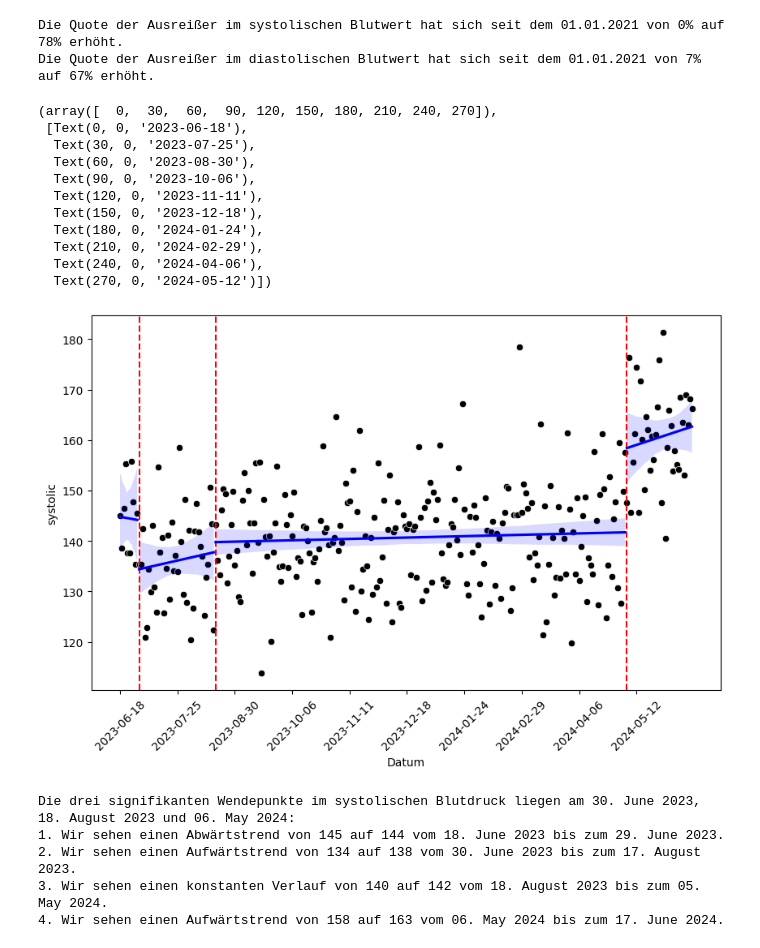
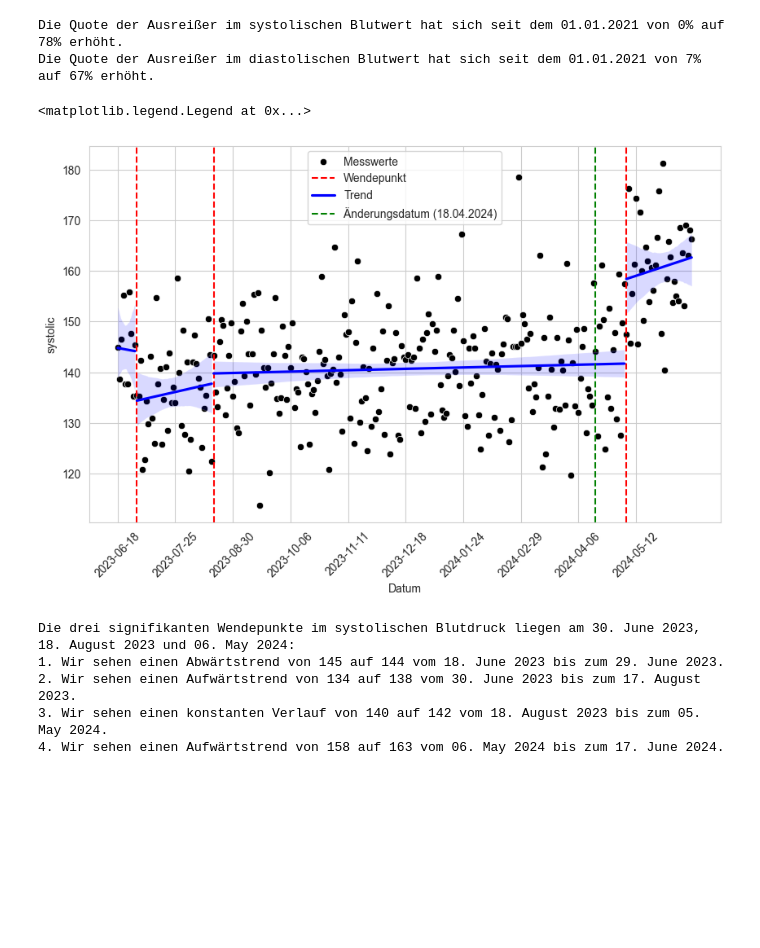
Before and after one commit to julianstrietzel/alpha_insights_rasa, a Jupyter notebook: engineering.ipynb, the cells around one changed output. Saved outputs shown, nothing was run; the diff lists cells and outputs as text; code cells hidden in the pictures; blank space fills up the shorter version.

Commit message:
Wendepunkte Action Minor corrections

```diff
--- a/engineering.ipynb
+++ b/engineering.ipynb
@@ -518,49 +518,43 @@ from datetime import datetime, timedelta
 signal = mock_data['systolic'].values
 mock_data['idx'] = range(len(mock_data))
 mock_data['recorded_at'] = pd.to_datetime(mock_data['recorded_at'])
 
 model = "l2"
 algo = rpt.Dynp(model=model, min_size=7, jump=5).fit(signal)
 inflection_result = algo.predict(n_bkps=3)[:-1]
 
 plt.figure(figsize=(10, 6))
-sns.scatterplot(data=mock_data, x='idx', y='systolic', color='black')
+sns.scatterplot(data=mock_data, x='idx', y='systolic', color='black', label='Messwerte')
 segments = []
 prev = 0
 for bkp in inflection_result:
     segment_data = mock_data.iloc[prev:bkp]
     X = segment_data['recorded_at_ordinal'].values.reshape(-1, 1)
     y = segment_data['systolic'].values
     reg = LinearRegression().fit(X, y)
     segments.append((segment_data, reg))
-    plt.axvline(x=mock_data['idx'].iloc[bkp], color='r', linestyle='--')
-    sns.regplot(data=mock_data.iloc[prev:bkp], x='idx', y='systolic', scatter=False, color='blue')
+    plt.axvline(x=mock_data['idx'].iloc[bkp], color='r', linestyle='--', label='Wendepunkt' if prev == 0 else None)
+    sns.regplot(data=mock_data.iloc[prev:bkp], x='idx', y='systolic', scatter=False, color='blue', label='Trend' if prev == 0 else None)
     prev = bkp
 sns.regplot(data=mock_data.iloc[prev:], x='idx', y='systolic', scatter=False, color='blue')
 segment_data = mock_data.iloc[prev:]
 X = segment_data['recorded_at_ordinal'].values.reshape(-1, 1)
 y = segment_data['systolic'].values
 segments.append((segment_data, LinearRegression().fit(X, y)))
-
+change_date = datetime.strptime("2024-04-18", "%Y-%m-%d")
+if change_date:
+    respective_id = mock_data[mock_data['recorded_at'] <= change_date].iloc[-1]['idx']
+    plt.axvline(x=respective_id, color='g', linestyle='--', label='Änderungsdatum' + f' ({change_date.strftime("%d.%m.%Y")})')
 # Adjust x-axis to display datetime values
 ax = plt.gca()
 plt.xlabel('Datum')
 ax.set_xticks(range(0, len(mock_data),30 )) # <--- set the ticks first
 ax.set_xticklabels(mock_data['recorded_at'][range(0, len(mock_data),30 )].dt.strftime('%Y-%m-%d'))
 plt.xticks(rotation=45)
+plt.legend()
 # %% [output]
-(array([  0,  30,  60,  90, 120, 150, 180, 210, 240, 270]),
- [Text(0, 0, '2023-06-18'),
-  Text(30, 0, '2023-07-25'),
-  Text(60, 0, '2023-08-30'),
-  Text(90, 0, '2023-10-06'),
-  Text(120, 0, '2023-11-11'),
-  Text(150, 0, '2023-12-18'),
-  Text(180, 0, '2024-01-24'),
-  Text(210, 0, '2024-02-29'),
-  Text(240, 0, '2024-04-06'),
-  Text(270, 0, '2024-05-12')])
+<matplotlib.legend.Legend at 0x...>
-[figure, old version]
+[figure, new version]
 # %%
 # use regression to describe the trends within the boundaries found by the inflection inflection_points
 change_dates = [mock_data['recorded_at'].iloc[bkp] for bkp in inflection_result]
```
Also changed, not shown: parts of 1 cell of this notebook, 2 other files.
